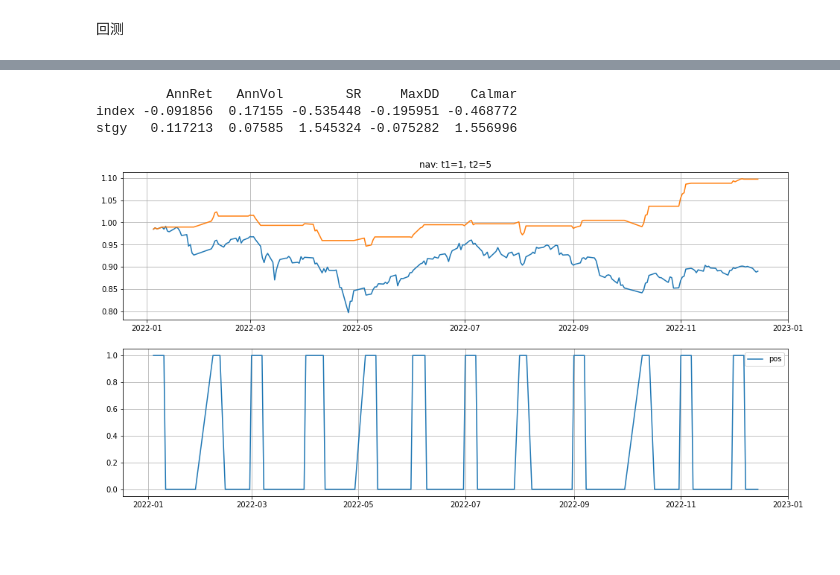
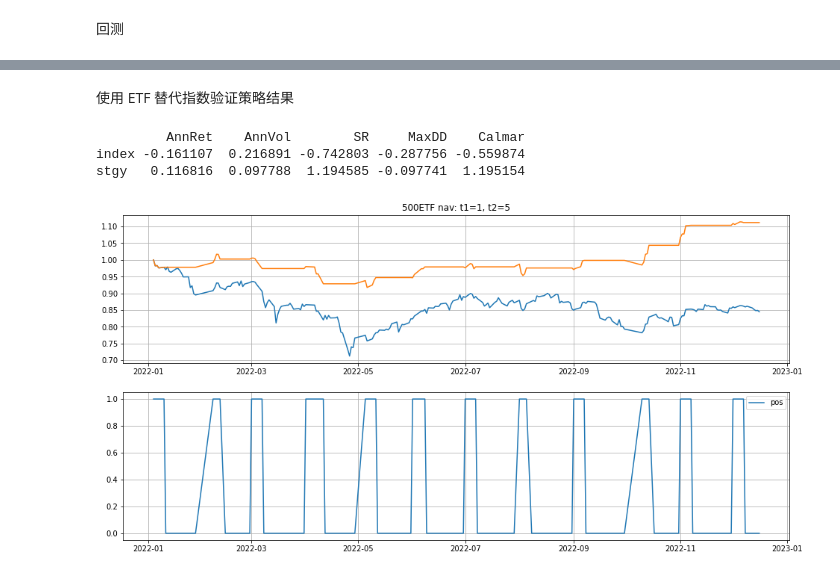
Before and after one commit to hdouhua/pick-up-python, a Jupyter notebook: inv/calendar-strrategy.ipynb, the cells around one changed output, grey strips where cells are left out. Cells and saved outputs as stored; diff of their text form; code cells hidden in the pictures; blank space fills up the shorter version.

```diff
--- a/inv/calendar-strrategy.ipynb
+++ b/inv/calendar-strrategy.ipynb
@@ -172,40 +161,34 @@ stgy   0.145049  0.111266  1.303624 -0.130048  1.115349
+# %% [markdown]
+使用 ETF 替代指数验证策略结果
 # %%
-index_data = pd.read_csv('res/富国500ETF.csv').set_index('datetime')
+index_data = pd.read_csv('res/510500.csv').set_index('datetime')
 index_data.index = [datestr2dtdate(e) for e in index_data.index]
-# %%
-# 设置回测参数
-
-# 回测起止日期
-start_date = datetime.date(2022, 1, 1)
-end_date = datetime.date(2022, 12, 31)
-# 每月持仓交易起始日、截止日。从1起
-t1 = 1
-t2 = 5
 # %%
 index_id = 'nav'
 
 df = index_data.loc[start_date:end_date, [index_id]]
 df['index_ret'] = df[index_id].pct_change()
 df['index'] = (1 + df['index_ret']).cumprod()
 df['date_count_in_month'] = date_count_in_month(df.index)
 df['pos'] = [1 if (e >= t1 and e <= t2) else 0 for e in df['date_count_in_month']]
 # df['pos']= df.pos.shift(-1, fill_value=0)
 df['stgy_ret'] = df['pos'] * df['index_ret']
-charge_row = df[df['date_count_in_month'] == 1].index
-df.loc[charge_row, 'stgy_ret'] = df.loc[charge_row, 'stgy_ret'] - fee_rate_fund
+rebalancing_rows = df[df['date_count_in_month'] == 1].index
+df.loc[rebalancing_rows, 'stgy_ret'] = df.loc[rebalancing_rows, 'stgy_ret'] - fee_rate_stock
 df['stgy'] = (1 + df['stgy_ret']).cumprod()
+df.fillna({'index': 1, 'stgy': 1}, inplace=True)
 # df.head()
 
 # 回测结果展示
 fig = plt.figure(figsize=(16, 8))
 ax1 = fig.add_subplot(2, 1, 1)
-df.loc[:, ['index', 'stgy']].plot(ax=ax1, grid=True, title='%s: t1=%d, t2=%d' % (index_id, t1, t2), legend=False)
+df.loc[:, ['index', 'stgy']].plot(ax=ax1, grid=True, title='500ETF %s: t1=%d, t2=%d' % (index_id, t1, t2), legend=False)
 ax2 = fig.add_subplot(2, 1, 2)
 df.loc[:, ['pos']].plot(ax=ax2, grid=True)
 res = cal_period_perf_indicator(df.loc[:, ['index', 'stgy']])
 print(res)
 # %% [output]
-         AnnRet   AnnVol        SR     MaxDD    Calmar
-index -0.091856  0.17155 -0.535448 -0.195951 -0.468772
-stgy   0.117213  0.07585  1.545324 -0.075282  1.556996
+         AnnRet    AnnVol        SR     MaxDD    Calmar
+index -0.161107  0.216891 -0.742803 -0.287756 -0.559874
+stgy   0.116816  0.097788  1.194585 -0.097741  1.195154
-[figure, old version]
+[figure, new version]
```
Also changed, not shown: parts of 11 cells of this notebook, 1 other file.
